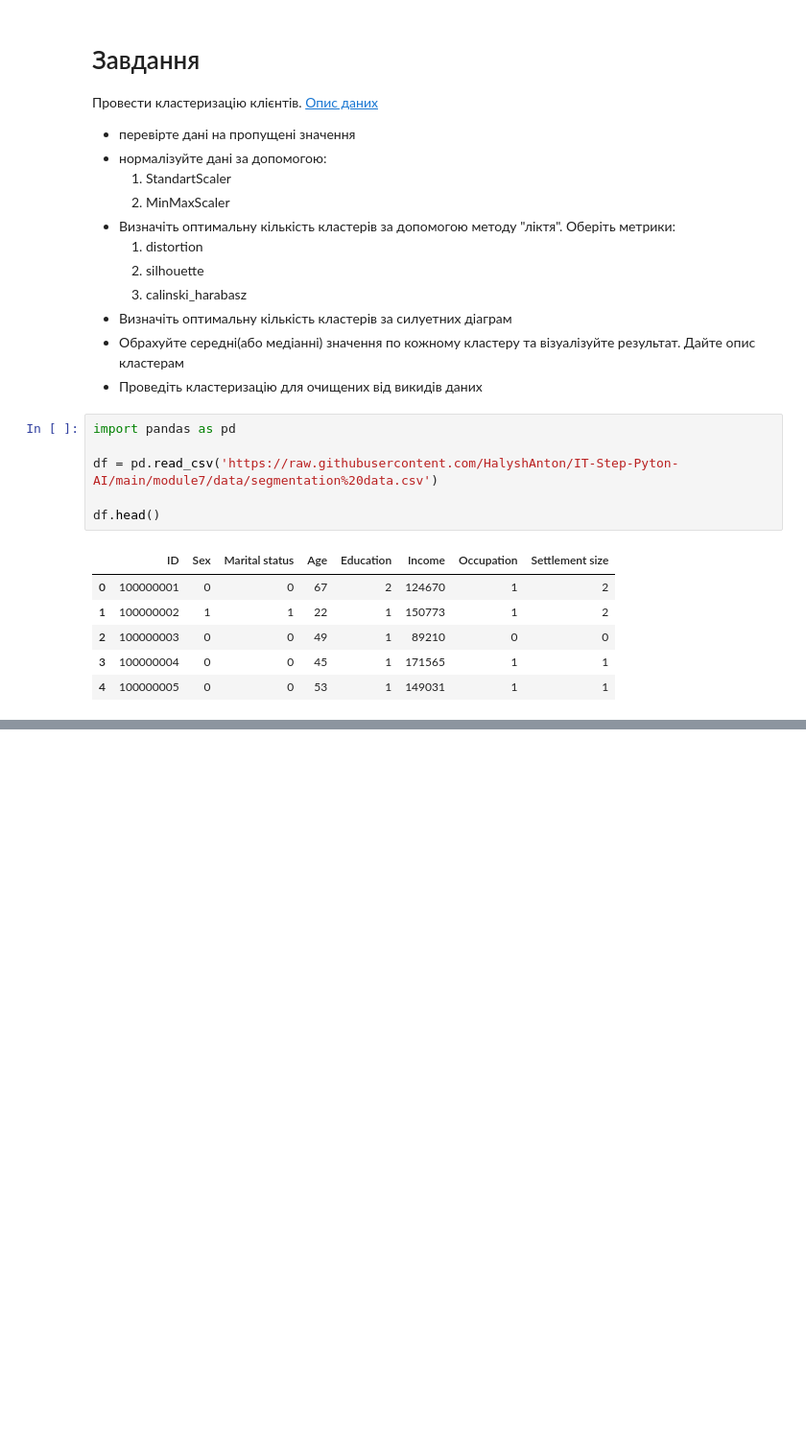
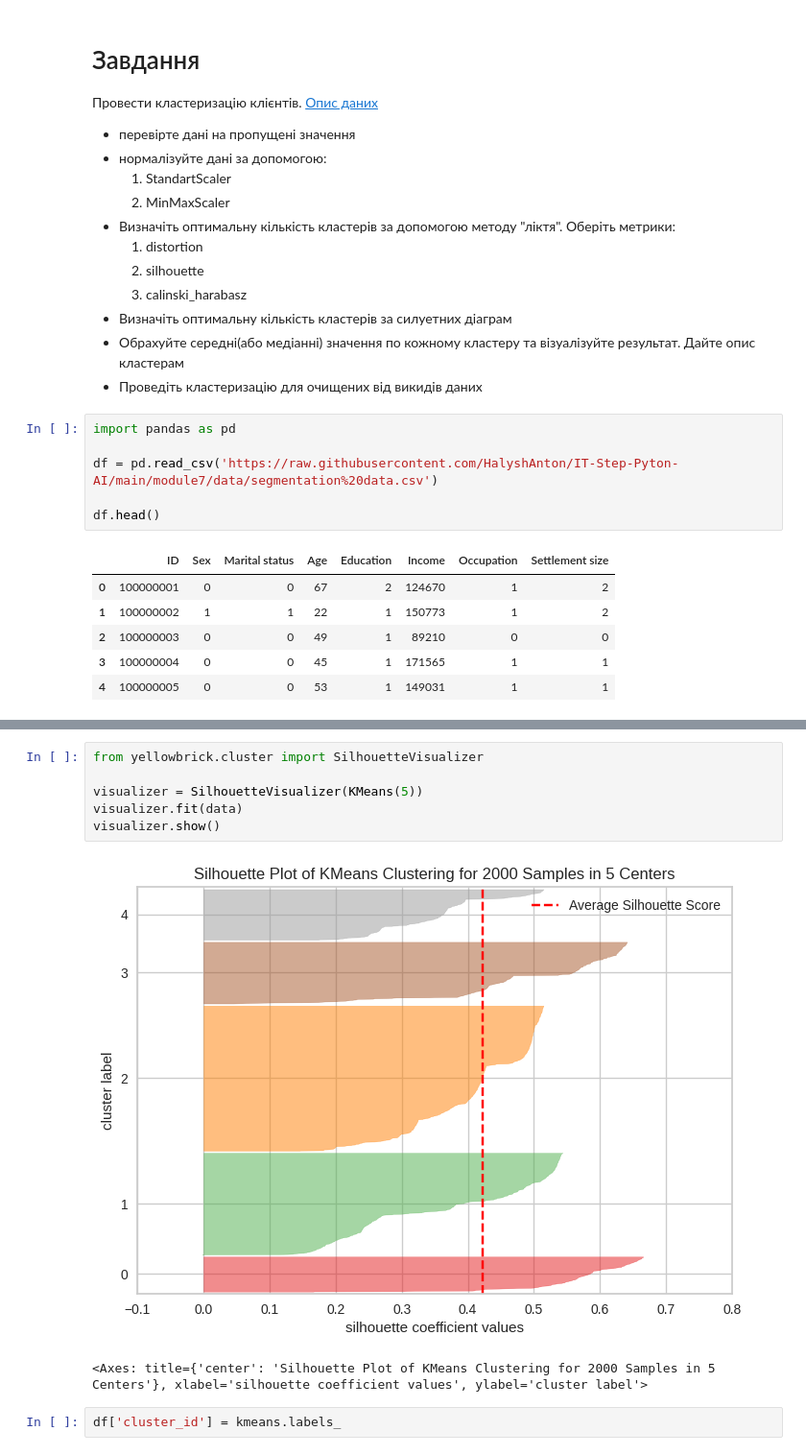
Before and after one commit to shaya-686/AI, a Jupyter notebook: ДЗ_22.ipynb, the cells around one changed output, grey strips where cells are left out. Shown at 96% size. Cells and saved outputs as stored; diff of their text form; blank space fills up the shorter version.

```diff
--- a/ДЗ_22.ipynb
+++ b/ДЗ_22.ipynb
@@ -31,0 +150,11 @@ df.head()
+# %%
+from yellowbrick.cluster import SilhouetteVisualizer
+
+visualizer = SilhouetteVisualizer(KMeans(5))
+visualizer.fit(data)
+visualizer.show()
+# %% [output]
+[figure, added]
+<Axes: title={'center': 'Silhouette Plot of KMeans Clustering for 2000 Samples in 5 Centers'}, xlabel='silhouette coefficient values', ylabel='cluster label'>
+# %%
+df['cluster_id'] = kmeans.labels_
```
Also changed, not shown: parts of 31 cells of this notebook.
